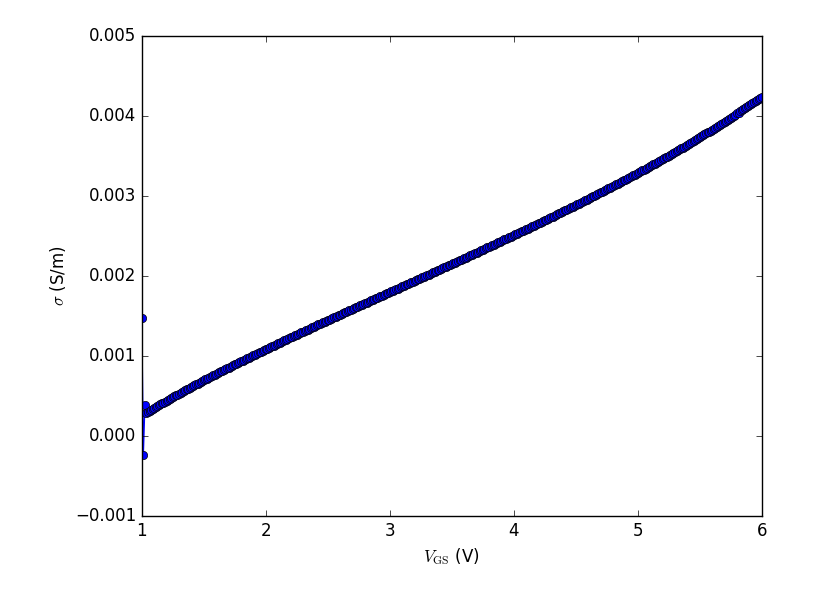
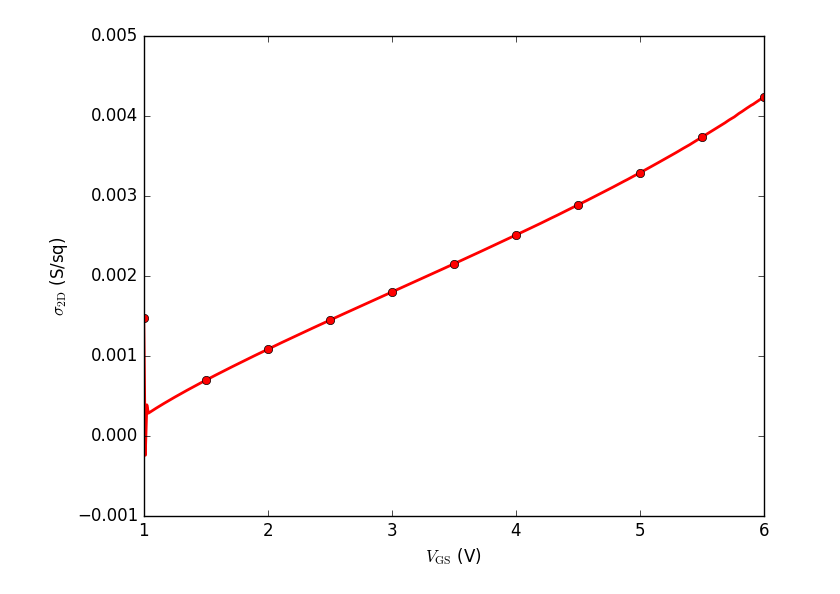
Before and after one commit to phamtrungkien8904/BachelorThesis, a Jupyter notebook: ALD1106/mobility.ipynb, the cells around one changed output. Saved outputs shown, nothing was run; the diff lists cells and outputs as text; code cells hidden in the pictures.

```diff
--- a/ALD1106/mobility.ipynb
+++ b/ALD1106/mobility.ipynb
@@ -11,14 +11,14 @@ plt.rcParams['figure.dpi'] = 100
 # %%
 data = np.loadtxt("./Mobility/20262004004.dat")
 V_GS = data[:, 0]
 I_DS = data[:, 2]
 V_DS = data[:, 3]
 V_12 = data[:, 6]
 sigma = data[:, 7]
 
-plt.plot(V_GS, sigma, 'o-')
+plt.plot(V_GS, sigma, lw=2, label='sigma', color='red', marker='o', linestyle='-', markevery=40)
 plt.xlabel(r"$V_\text{GS}$ (V)")
-plt.ylabel(r"$\sigma$ (S/m)")
+plt.ylabel(r"$\sigma_\text{2D}$ (S/sq)")
 plt.show()
 # %% [output]
-[figure, old version]
+[figure, new version]
```
Also changed, not shown: parts of 1 cell of this notebook, 5 other files.
